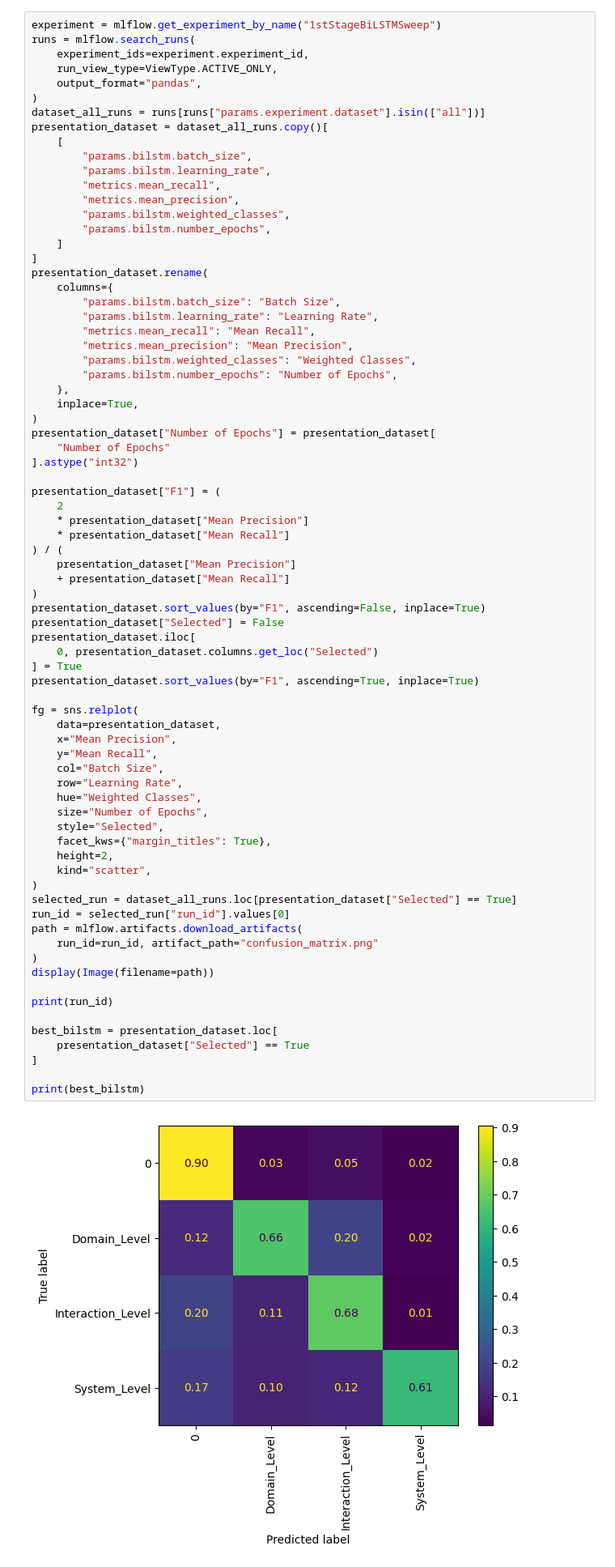
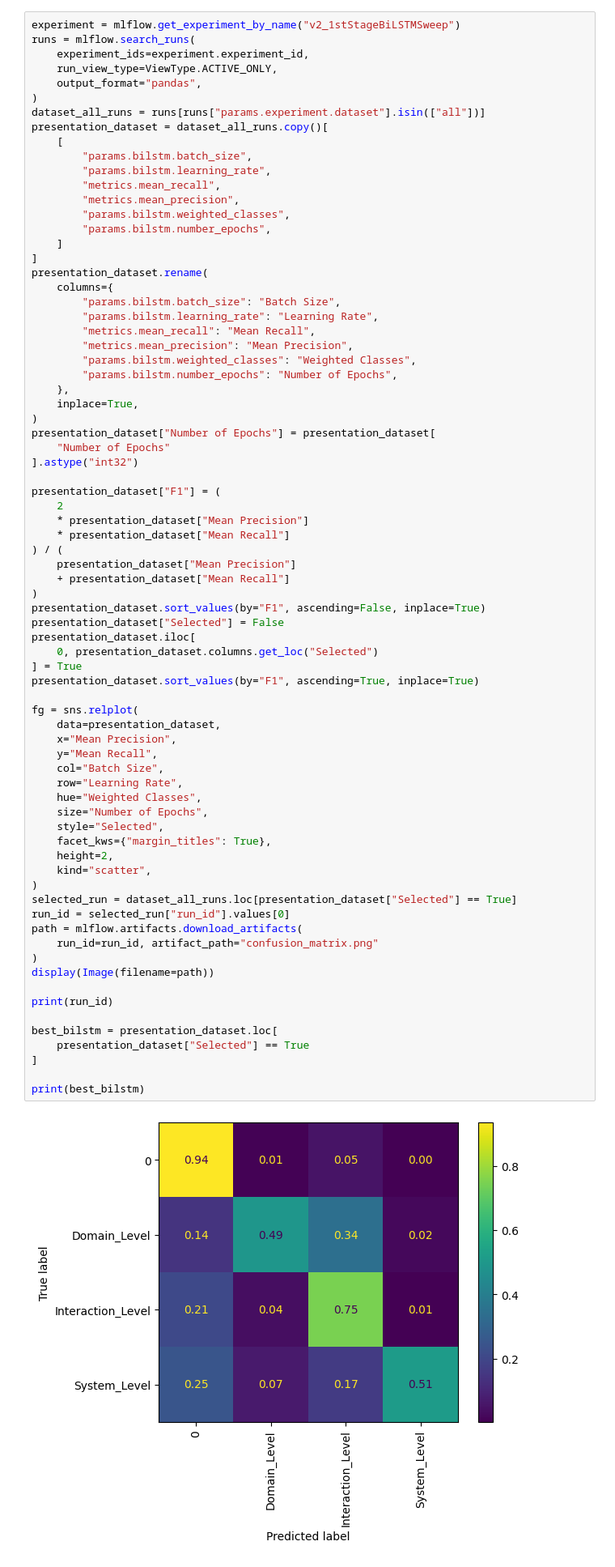
Before and after one commit to feeduvl/uvl-tore-classifier-bert, a Jupyter notebook: experiments.ipynb, the cells around one changed output. Shown at 81% size. Saved outputs shown, nothing was run; the diff lists cells and outputs as text.

```diff
--- a/experiments.ipynb
+++ b/experiments.ipynb
@@ -83,7 +83,7 @@ a106b13a7bd14c9787aaf59886ffbf7c
 2     0.669108        0.740758  0.703112      True
 [figure]
 # %%
-experiment = mlflow.get_experiment_by_name("1stStageBiLSTMSweep")
+experiment = mlflow.get_experiment_by_name("v2_1stStageBiLSTMSweep")
 runs = mlflow.search_runs(
     experiment_ids=experiment.experiment_id,
     run_view_type=ViewType.ACTIVE_ONLY,
@@ -131,31 +131,31 @@ presentation_dataset.iloc[
 presentation_dataset.sort_values(by="F1", ascending=True, inplace=True)
 
 fg = sns.relplot(
     data=presentation_dataset,
     x="Mean Precision",
     y="Mean Recall",
     col="Batch Size",
     row="Learning Rate",
     hue="Weighted Classes",
     size="Number of Epochs",
     style="Selected",
     facet_kws={"margin_titles": True},
     height=2,
     kind="scatter",
 )
 selected_run = dataset_all_runs.loc[presentation_dataset["Selected"] == True]
 run_id = selected_run["run_id"].values[0]
 path = mlflow.artifacts.download_artifacts(
     run_id=run_id, artifact_path="confusion_matrix.png"
 )
 display(Image(filename=path))
 
 print(run_id)
 
 best_bilstm = presentation_dataset.loc[
     presentation_dataset["Selected"] == True
 ]
 
 print(best_bilstm)
 # %% [output]
-[figure, old version]
+[figure, new version]
```
Also changed, not shown: parts of 2 cells of this notebook, 12 other files.
